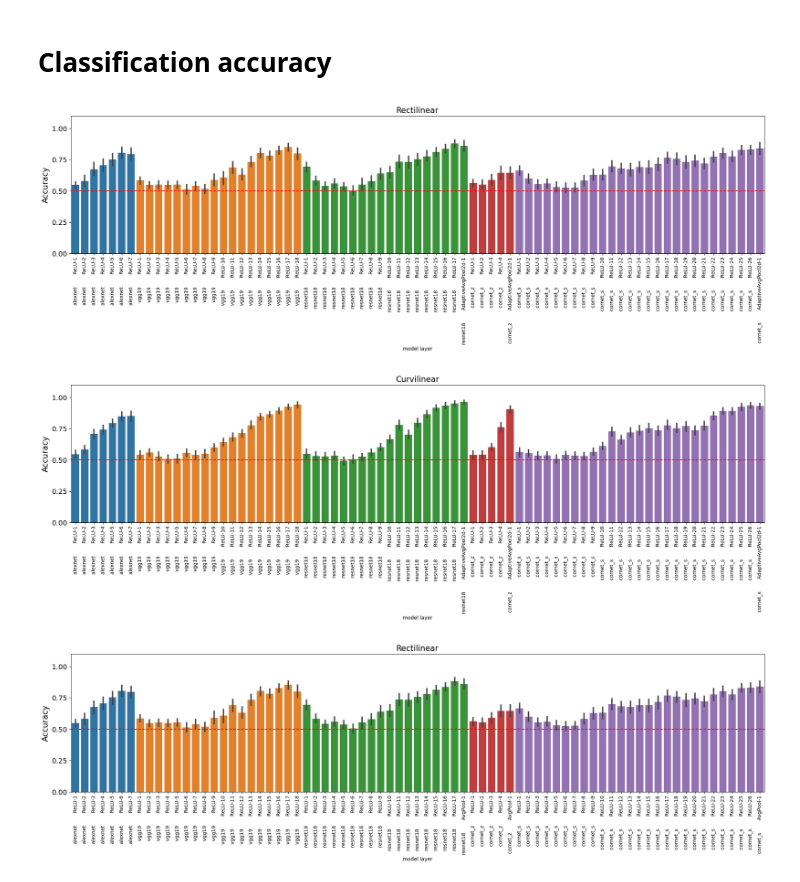
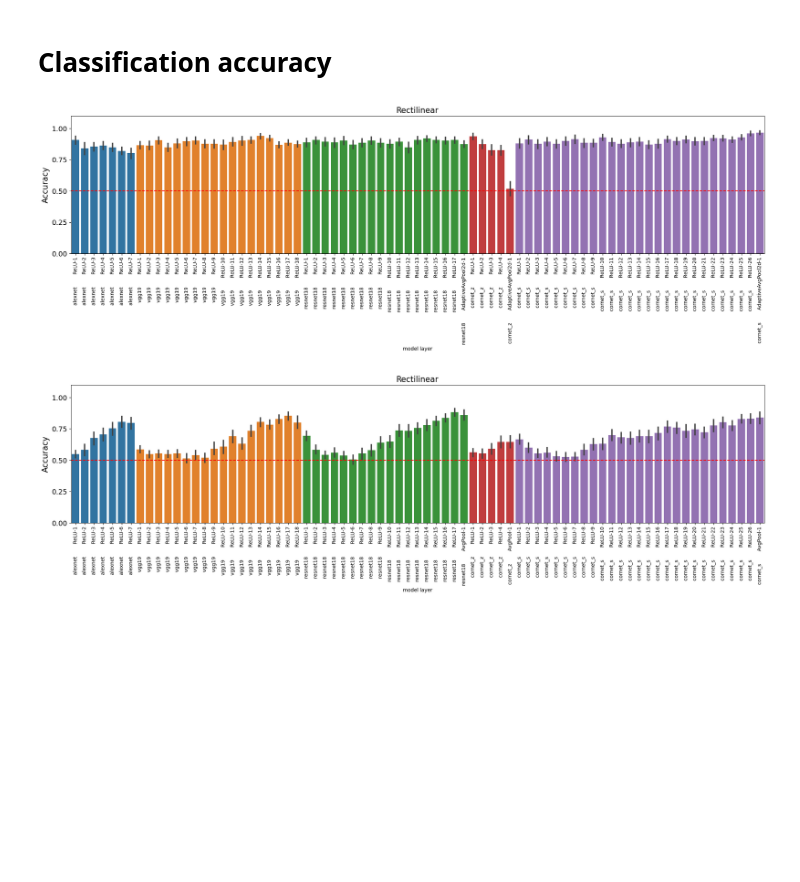
Before and after one commit to vayzenb/goodale-milner-dnns, a Jupyter notebook: discriminate_exemplars.ipynb, the cells around one changed output. Saved outputs shown, nothing was run; the diff lists cells and outputs as text; code cells hidden in the pictures; blank space fills up the shorter version.

```diff
--- a/discriminate_exemplars.ipynb
+++ b/discriminate_exemplars.ipynb
@@ -111,7 +101,7 @@ sys.path.append('DeepDive')
 from deepdive.feature_extraction import get_empty_feature_maps, StimulusSet, get_all_feature_maps
 
 models = ['alexnet','vgg19','resnet18','cornet_z','cornet_s']
-testloader, test_dataset = get_loader(f'{curr_dir}/stim/rect')
+testloader, test_dataset = get_loader(f'{curr_dir}/stim/rect_orient')
 
 ## print out named layers for each model
 for model_arch in models:
@@ -147,7 +137,7 @@ from sklearn.linear_model import RidgeClassifierCV
 def classify_2way(acts, labels, splits):
     acc = []
     for label_pair in itertools.combinations(np.unique(labels), 2):
-        sss = StratifiedShuffleSplit(n_splits=splits, test_size=0.34)
+        sss = StratifiedShuffleSplit(n_splits=splits, test_size=0.333)
         #run classifier
     #         these_accs = []
         inds = np.argwhere([label in label_pair for label in labels])
@@ -170,40 +160,39 @@ import itertools
 
 
 for experiment, exp_name in zip(['rect', 'curv'], ['Rectilinear', 'Curvilinear']):
-    testloader, test_dataset = get_loader(f'{curr_dir}/stim/{experiment}')
+    testloader, test_dataset = get_loader(f'{curr_dir}/stim/{experiment}_orient')
 
     labels = torch.cat([labels for inputs, labels in testloader]).numpy()
     cat_num = len(test_dataset.classes)
 
     model_df = dict(model=[], layer=[], accuracy=[])
     # model_df = pd.DataFrame(columns = models)
     for model_arch in tqdm(models):
         model = load_model(model_arch)
         model_layers = get_empty_feature_maps(model, testloader, names_only = True)
         # in general let's just use the ReLU layers, but also the average pooling over space that occurs in ResNet and CORnet models without rectifcation before the classifier
         layers = [layer for layer in model_layers if 'ReLU' in layer or 'AdaptiveAvgPool2d-1' in layer]
         model.to('cuda')
 
     #     acts = extract_acts(model, stim_dir, transform, layer_call)
         activations = get_all_feature_maps(model, testloader, layers_to_retain=layers)
         for layer in tqdm(layers):
             acts = activations[layer]
 
             accs = classify_2way(acts, labels, splits)
             for acc in accs:
                 model_df['model'].append(model_arch)
                 model_df['layer'].append(layer)
                 model_df['accuracy'].append(acc)
 
 
 
     model_df = pd.DataFrame(model_df)
     model_df.to_csv(f'{curr_dir}/results/{exp_name}_acc{file_suf}.csv')
 
     plot_all_models(model_df,exp_name)
 # %% [output]
-[figure, old version]
+[figure, new version]
-[figure, removed]
 # %%
 df = pd.read_csv(f'results/Rectilinear_acc{file_suf}.csv')
 #convert AdapativeAvgPool2d to AvgPool
```
Also changed, not shown: parts of 2 cells of this notebook, 4 other files.
